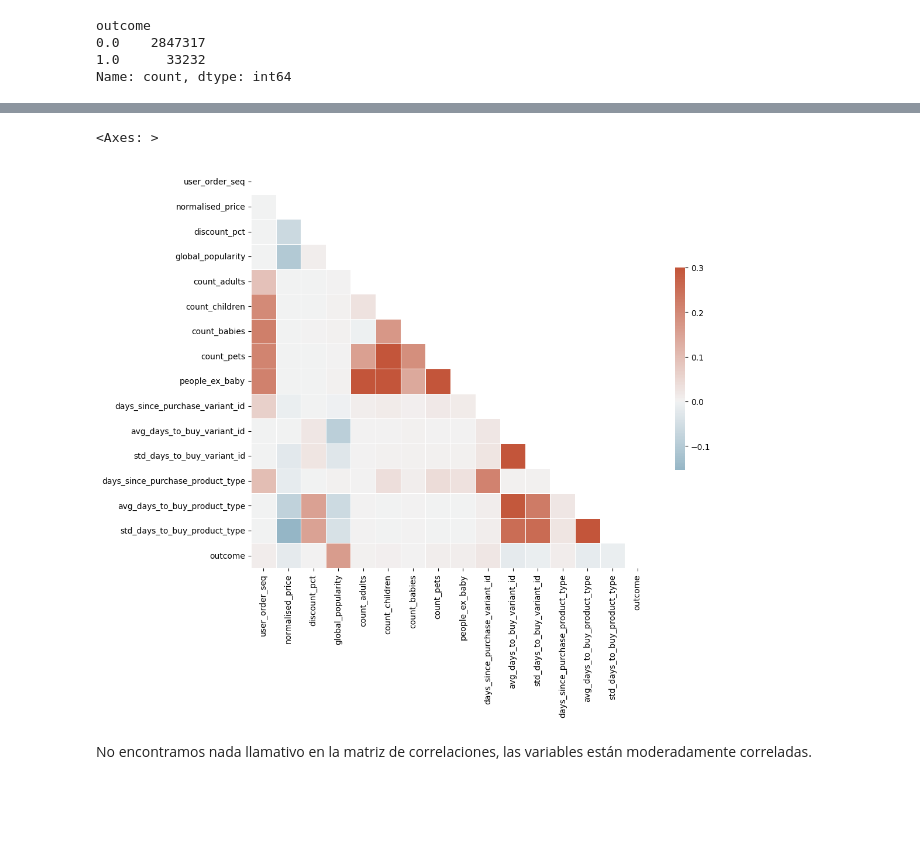
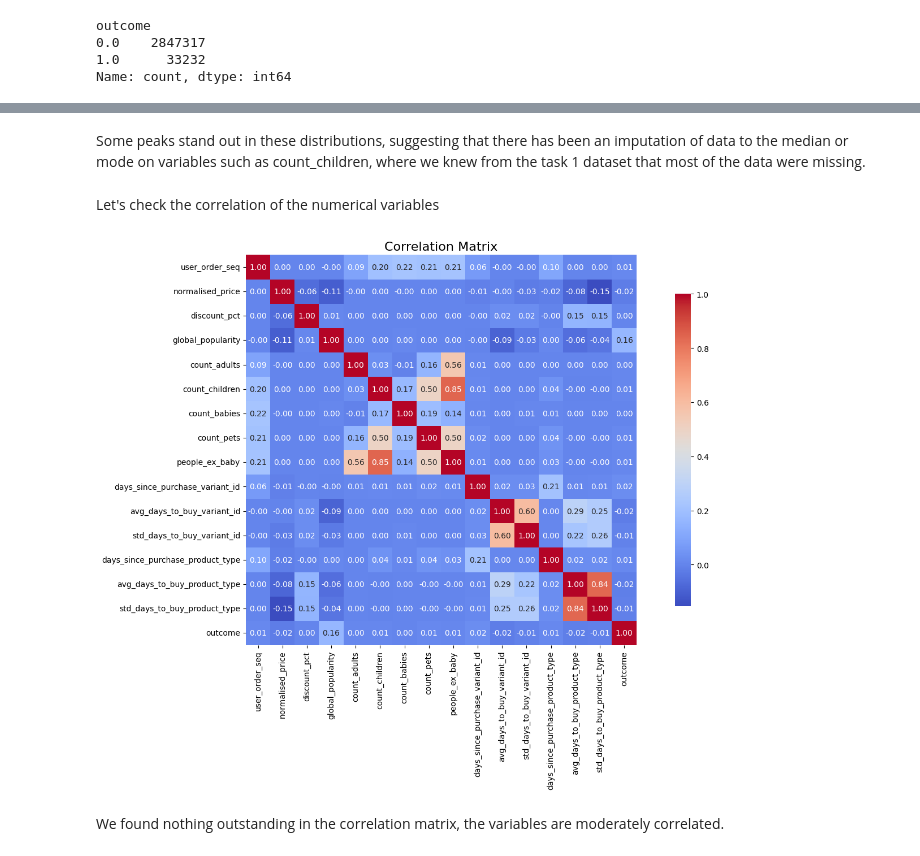
Before and after one commit to AntonioGarciaGarvi/zrive-ds, a Jupyter notebook: src/module_2/02_eda_groceries_ready_dataset.ipynb, the cells around one changed output, grey strips where cells are left out. Drawn from its saved outputs; the diff is of its cells as text; code cells hidden in the pictures; blank space fills up the shorter version.

```diff
--- a/src/module_2/02_eda_groceries_ready_dataset.ipynb
+++ b/src/module_2/02_eda_groceries_ready_dataset.ipynb
@@ -5,7 +4,7 @@ Ready to use dataset
 import pandas as pd
 import numpy as np
 
-dataset = pd.read_csv('/home/antonio/zrive-ds/src/module_2/groceries_datasets2/raw/feature_frame.csv')
+dataset = pd.read_csv('groceries_datasets2/raw/feature_frame.csv')
 dataset.info()
 dataset.sample(5)
 # %% [output]
@@ -102,26 +122,20 @@ Mean outcome by set_as_regular value: {0.0: 0.010668992259135854, 1.0: 0.2497130
+# %% [markdown]
+Some peaks stand out in these distributions, suggesting that there has been an imputation of data to the median or mode on variables such as count_children, where we knew from the task 1 dataset that most of the data were missing.
+# %% [markdown]
+Let's check the correlation of the numerical variables
 # %%
 import numpy as np
 import seaborn as sns
 import matplotlib.pyplot as plt
 
 corr = dataset[numerical_cols + [label_col]].corr()
-mask = np.triu(np.ones_like(corr, dtype=bool))
 
-fig, ax = plt.subplots(figsize=(11, 9))
-cmap = sns.diverging_palette(230, 20, as_cmap=True)
-
-sns.heatmap(
-    corr,
-    mask=mask,
-    cmap=cmap,
-    vmax=0.3,
-    center=0,
-    square=True,
-    linewidths=0.5,
-    cbar_kws={'shrink': 0.5}
-)
+plt.figure(figsize=(15, 10))
+sns.heatmap(corr, annot=True, fmt=".2f", cmap="coolwarm", square=True, cbar_kws={"shrink": .8})
+plt.title("Correlation Matrix", fontsize=16)
+plt.tight_layout()
+plt.show()
 # %% [output]
-<Axes: >
-[figure, old version]
+[figure, new version]
 # %% [markdown]
-No encontramos nada llamativo en la matriz de correlaciones, las variables están moderadamente correladas.
+We found nothing outstanding in the correlation matrix, the variables are moderately correlated.
```
Also changed, not shown: parts of 21 cells of this notebook, 6 other files.
